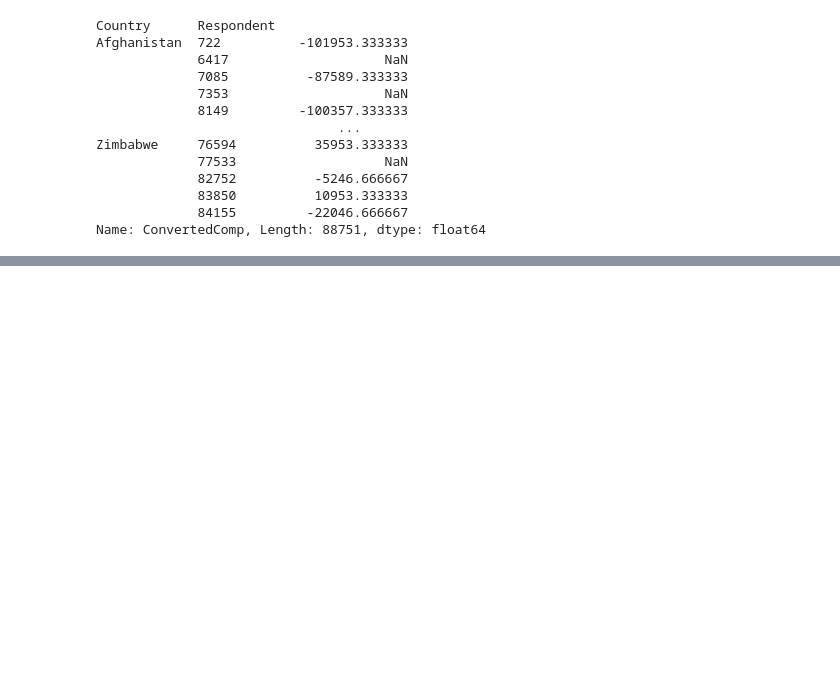
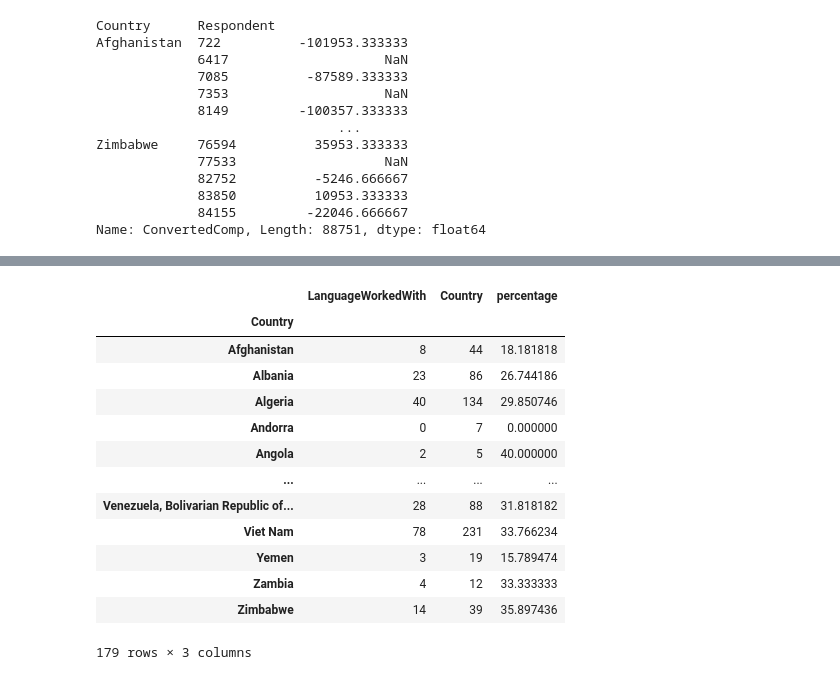
Before and after one commit to AstralModulator/PythonPractice, a Jupyter notebook: Pandas By Corey/GroupingAndAggregation.ipynb, the cells around one changed output, grey strips where cells are left out. Drawn from its saved outputs; the diff is of its cells as text; code cells hidden in the pictures; blank space fills up the shorter version.

```diff
--- a/Pandas By Corey/GroupingAndAggregation.ipynb
+++ b/Pandas By Corey/GroupingAndAggregation.ipynb
@@ -278,3 +281,9 @@ Zimbabwe     76594          35953.333333
              83850          10953.333333
              84155         -22046.666667
 Name: ConvertedComp, Length: 88751, dtype: float64
+# %%
+hello = group.LanguageWorkedWith.apply(lambda col: col.str.contains('Python',na=False).sum())
+# %%
+hell = group.Country.count()
+# %%
+df = pd.concat([hello,hell],axis=1,sort=False)
@@ -280,0 +307,19 @@ Name: ConvertedComp, Length: 88751, dtype: float64
+# %%
+df['percentage'] = df['LanguageWorkedWith']/df['Country'] * 100
+# %%
+df
+# %% [output]
+|  | LanguageWorkedWith | Country | percentage |
+| Country |  |  |  |
+| Afghanistan | 8 | 44 | 18.181818 |
+| Albania | 23 | 86 | 26.744186 |
+| Algeria | 40 | 134 | 29.850746 |
+| Andorra | 0 | 7 | 0.000000 |
+| Angola | 2 | 5 | 40.000000 |
+| ... | ... | ... | ... |
+| Venezuela, Bolivarian Republic of... | 28 | 88 | 31.818182 |
+| Viet Nam | 78 | 231 | 33.766234 |
+| Yemen | 3 | 19 | 15.789474 |
+| Zambia | 4 | 12 | 33.333333 |
+| Zimbabwe | 14 | 39 | 35.897436 |
+179 rows × 3 columns
```
Also changed, not shown: parts of 4 cells of this notebook.
